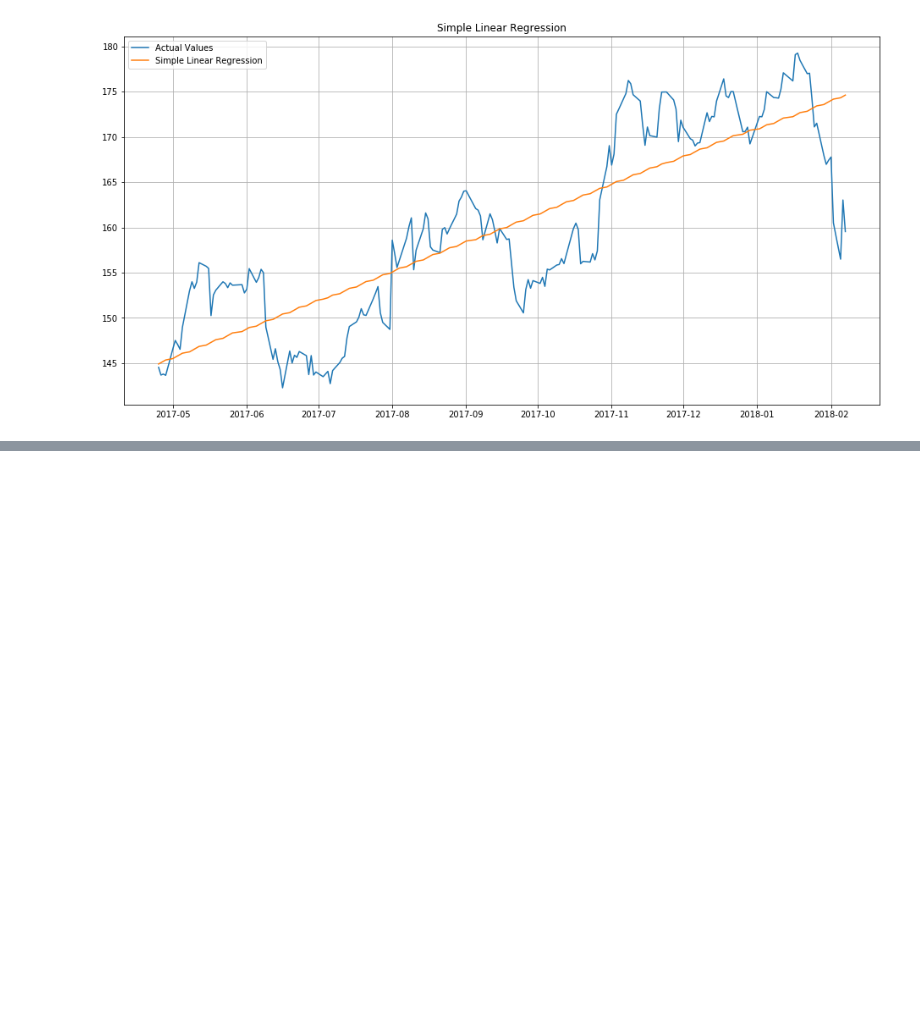
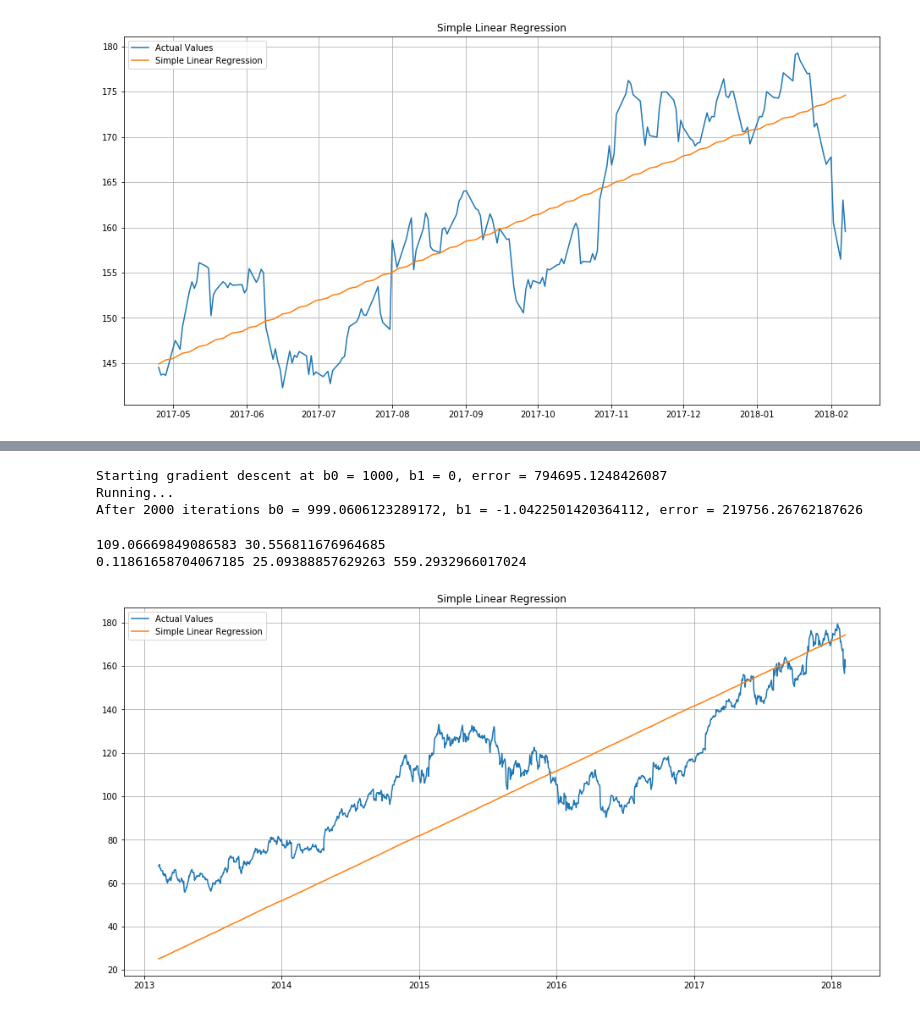
Before and after one commit to pournasserian/TimeSeries, a Jupyter notebook: 7-LinearRegression.ipynb, the cells around one changed output, grey strips where cells are left out. Drawn from its saved outputs; the diff is of its cells as text; code cells hidden in the pictures; blank space fills up the shorter version.

Commit message:
Gradien Descent for linear regression

```diff
--- a/7-LinearRegression.ipynb
+++ b/7-LinearRegression.ipynb
@@ -121,0 +208,54 @@ b1 (Slope) 0.1493777218802329
+# %%
+points = np.zeros((len(df), 2))
+points[:,0] = np.arange(len(df))
+points[:,1] = df['close']
+
+learning_rate = 0.000001
+initial_b0 = 1000 # initial y-intercept guess
+initial_b1 = 0 # initial slope guess
+num_iterations = 2000
+
+print("Starting gradient descent at b0 = {0}, b1 = {1}, error = {2}".format(initial_b0, initial_b1, compute_error_for_line_given_points(initial_b0, initial_b1, points)))
+print("Running...")
+[b0, b1] = gradient_descent_runner(points, initial_b0, initial_b1, learning_rate, num_iterations)
+print("After {0} iterations b0 = {1}, b1 = {2}, error = {3}".format(num_iterations, b0, b1, compute_error_for_line_given_points(b0, b1, points)))
+# %% [output]
+Starting gradient descent at b0 = 1000, b1 = 0, error = 794695.1248426087
+Running...
+After 2000 iterations b0 = 999.0606123289172, b1 = -1.0422501420364112, error = 219756.26762187626
+# %%
+def linear_regression(X, y, m_current=0, b_current=25, epochs=5000, learning_rate=0.000001):
+    N = float(len(y))
+    for i in range(epochs):
+        y_current = (m_current * X) + b_current
+        cost = sum([data**2 for data in (y-y_current)]) / N
+        m_gradient = -(2/N) * sum(X * (y - y_current))
+        b_gradient = -(2/N) * sum(y - y_current)
+        m_current = m_current - (learning_rate * m_gradient)
+        b_current = b_current - (learning_rate * b_gradient)
+    return m_current, b_current, cost
+
+x = np.arange(len(df))
+mean = df['close'].mean()
+std = df['close'].std()
+y = df['close'] #(df['close'] - mean) / std
+
+b1, b0, error = linear_regression(x, y)
+print(mean, std)
+print(b1, b0, error)
+# %% [output]
+109.06669849086583 30.556811676964685
+0.11861658704067185 25.09388857629263 559.2932966017024
+# %%
+df['slr'] = b0 + b1 * np.arange(len(df))
+plt.figure(figsize=(16,8))
+plt.title('Simple Linear Regression')
+
+plt.plot(y, label='Actual Values')
+plt.plot(df['slr'], label='Simple Linear Regression')
+
+plt.legend(loc='upper left')
+plt.grid(True)
+plt.show()
+# %% [output]
+[figure, added]
```
Also changed, not shown: parts of 10 cells of this notebook.
